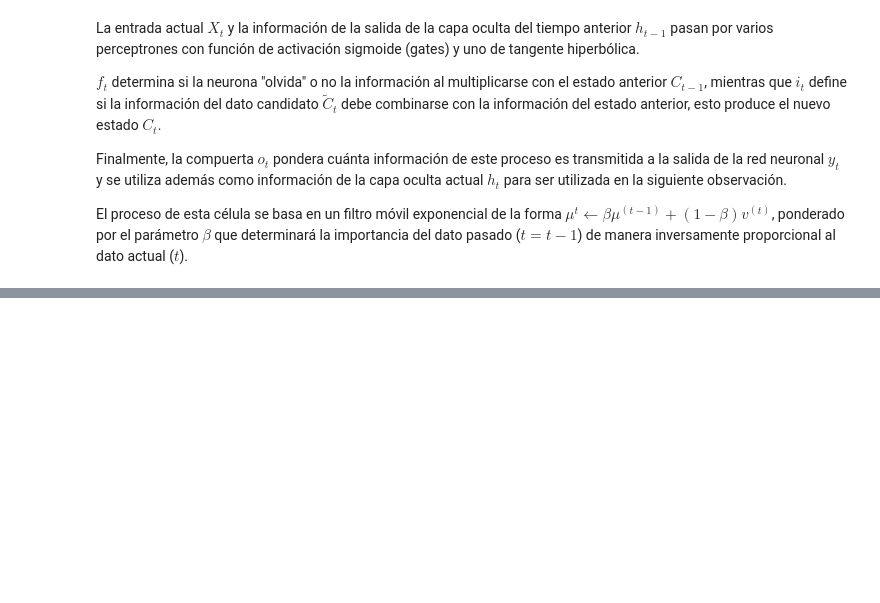
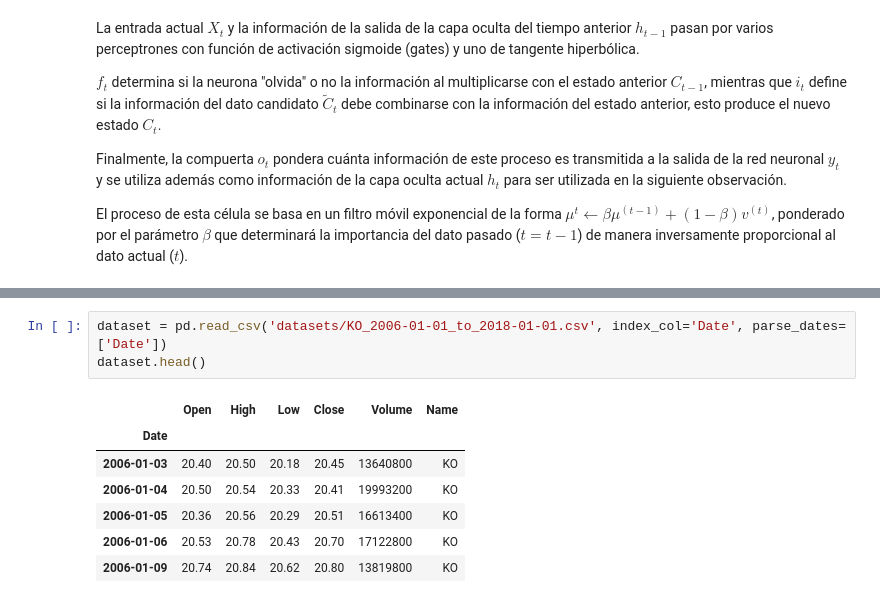
Before and after one commit to Kovi21/LSTM_Repo, a Jupyter notebook: LSTM_Example1.ipynb, the cells around one changed output, grey strips where cells are left out. Saved outputs shown, nothing was run; the diff lists cells and outputs as text; blank space fills up the shorter version.

```diff
--- a/LSTM_Example1.ipynb
+++ b/LSTM_Example1.ipynb
@@ -62,0 +74,11 @@ from sklearn.metrics import mean_squared_error
+# %%
+dataset = pd.read_csv('datasets/KO_2006-01-01_to_2018-01-01.csv', index_col='Date', parse_dates=['Date'])
+dataset.head()
+# %% [output]
+|  | Open | High | Low | Close | Volume | Name |
+| Date |  |  |  |  |  |  |
+| 2006-01-03 | 20.40 | 20.50 | 20.18 | 20.45 | 13640800 | KO |
+| 2006-01-04 | 20.50 | 20.54 | 20.33 | 20.41 | 19993200 | KO |
+| 2006-01-05 | 20.36 | 20.56 | 20.29 | 20.51 | 16613400 | KO |
+| 2006-01-06 | 20.53 | 20.78 | 20.43 | 20.70 | 17122800 | KO |
+| 2006-01-09 | 20.74 | 20.84 | 20.62 | 20.80 | 13819800 | KO |
```
Also changed, not shown: parts of 17 cells of this notebook, 2 other files.
